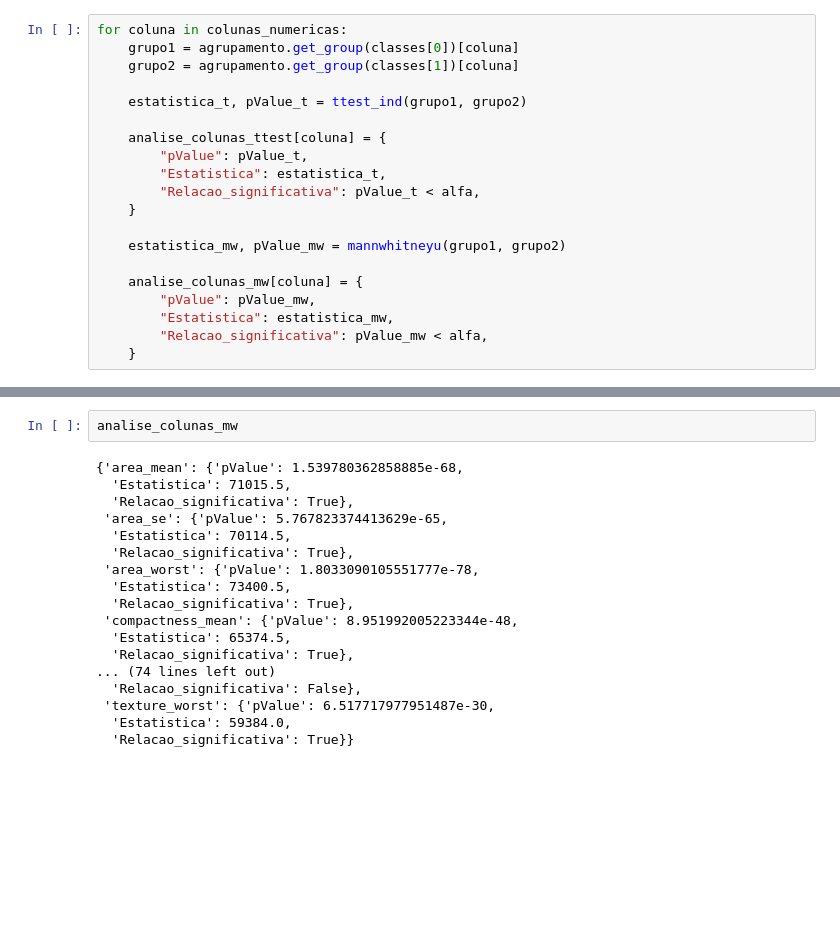
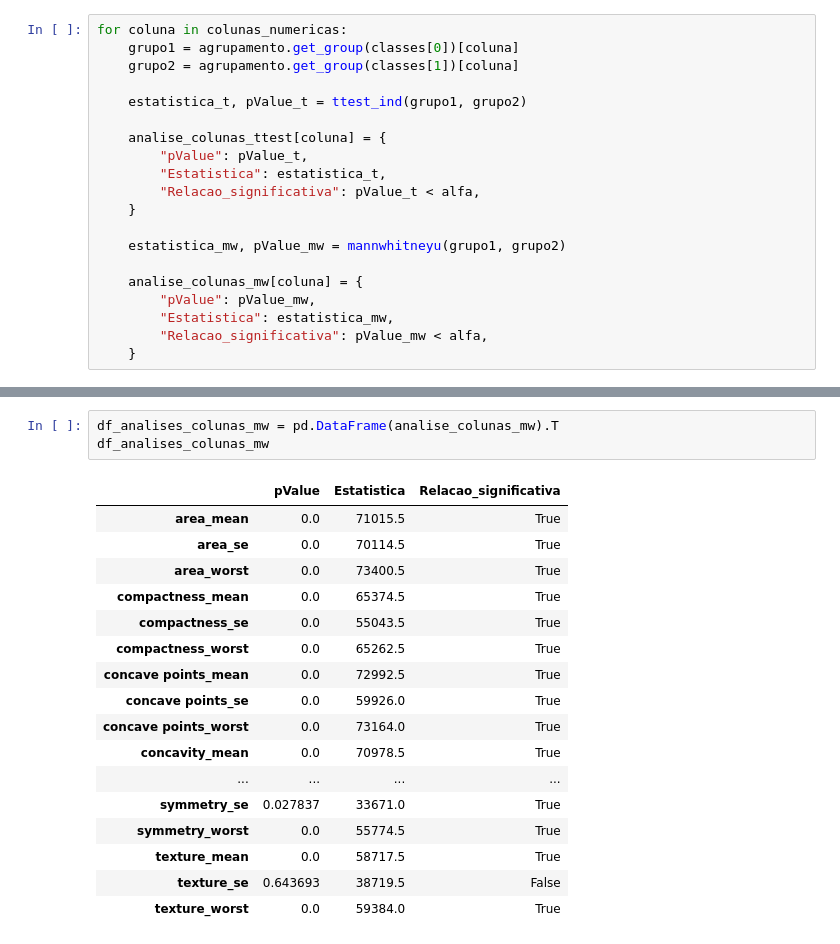
Before and after one commit to HilarioMarques/Classificacao_AlgoritmosLineares_DiagnosticoCancer_Kaggle, a Jupyter notebook: notebooks/AnaliseExploratoria.ipynb, the cells around one changed output, grey strips where cells are left out. Cells and saved outputs as stored; diff of their text form; blank space fills up the shorter version.

```diff
--- a/notebooks/AnaliseExploratoria.ipynb
+++ b/notebooks/AnaliseExploratoria.ipynb
@@ -351,20 +363,21 @@ df_analises_pd.DataFrame(analise_colunas_ttest).T
 # %%
-analise_colunas_mw
+df_analises_colunas_mw = pd.DataFrame(analise_colunas_mw).T
+df_analises_colunas_mw
 # %% [output]
-{'area_mean': {'pValue': 1.539780362858885e-68,
-  'Estatistica': 71015.5,
-  'Relacao_significativa': True},
- 'area_se': {'pValue': 5.767823374413629e-65,
-  'Estatistica': 70114.5,
-  'Relacao_significativa': True},
- 'area_worst': {'pValue': 1.8033090105551777e-78,
-  'Estatistica': 73400.5,
-  'Relacao_significativa': True},
- 'compactness_mean': {'pValue': 8.951992005223344e-48,
-  'Estatistica': 65374.5,
-  'Relacao_significativa': True},
-... (74 lines left out)
-  'Relacao_significativa': False},
- 'texture_worst': {'pValue': 6.517717977951487e-30,
-  'Estatistica': 59384.0,
-  'Relacao_significativa': True}}
+|  | pValue | Estatistica | Relacao_significativa |
+| area_mean | 0.0 | 71015.5 | True |
+| area_se | 0.0 | 70114.5 | True |
+| area_worst | 0.0 | 73400.5 | True |
+| compactness_mean | 0.0 | 65374.5 | True |
+| compactness_se | 0.0 | 55043.5 | True |
+| compactness_worst | 0.0 | 65262.5 | True |
+| concave points_mean | 0.0 | 72992.5 | True |
+| concave points_se | 0.0 | 59926.0 | True |
+| concave points_worst | 0.0 | 73164.0 | True |
+| concavity_mean | 0.0 | 70978.5 | True |
+| ... | ... | ... | ... |
+| symmetry_se | 0.027837 | 33671.0 | True |
+| symmetry_worst | 0.0 | 55774.5 | True |
+| texture_mean | 0.0 | 58717.5 | True |
+| texture_se | 0.643693 | 38719.5 | False |
+| texture_worst | 0.0 | 59384.0 | True |
```
Also changed, not shown: parts of 3 cells of this notebook.
